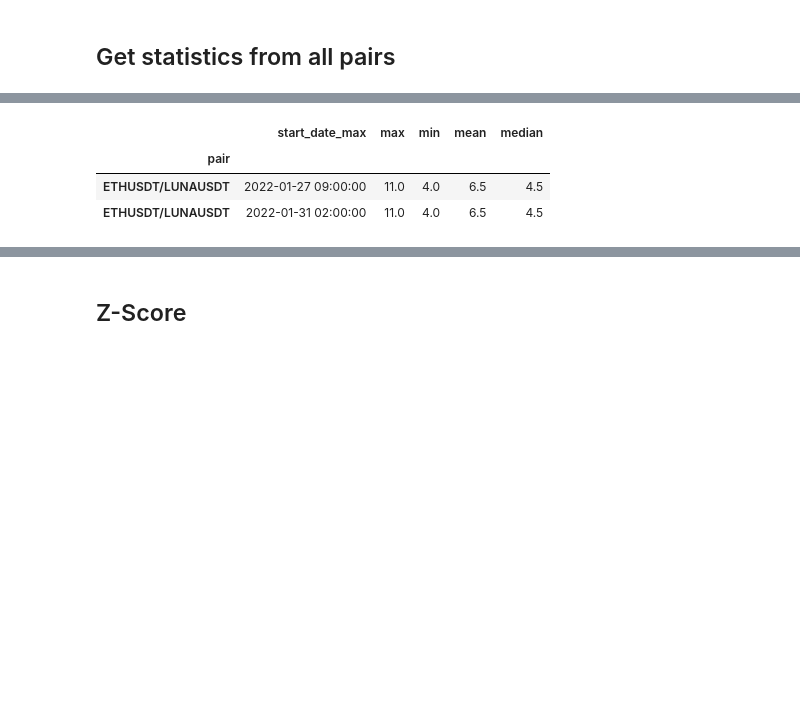
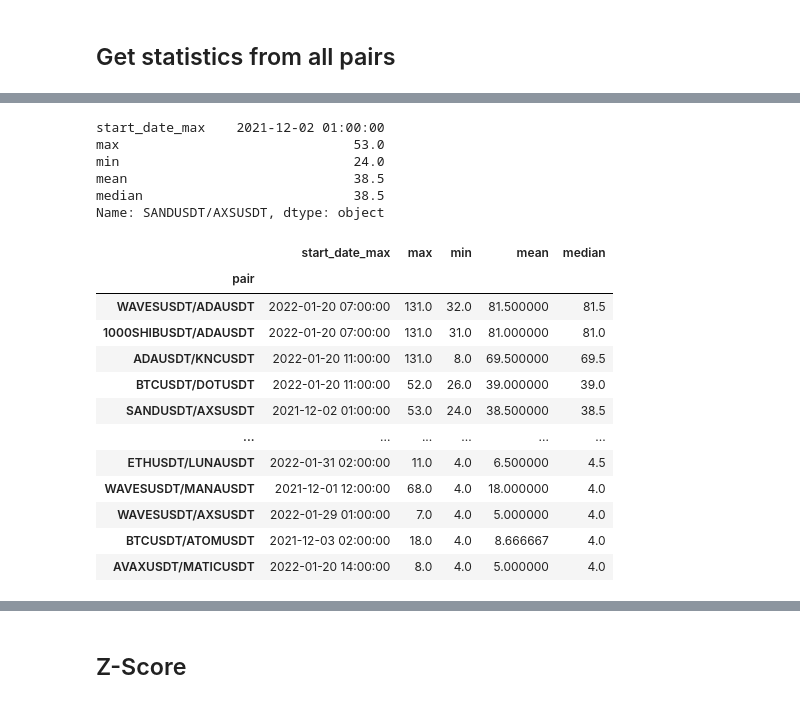
Before and after one commit to walidarbtg/cointegration, a Jupyter notebook: Rolling Cointegration.ipynb, the cells around one changed output, grey strips where cells are left out. Saved outputs shown, nothing was run; the diff lists cells and outputs as text; code cells hidden in the pictures; blank space fills up the shorter version.

```diff
--- a/Rolling Cointegration.ipynb
+++ b/Rolling Cointegration.ipynb
@@ -184,13 +193,14 @@ Done
 # %% [markdown]
 ## Get statistics from all pairs
 # %%
-df = pd.DataFrame({'pair': [], 'start_date_max': [], 'max': [], 'min': [], 'mean': [], 'median': []})
+df = pd.DataFrame({'pair': [], 'start_date_max': [], 'max': [], 'min': [], 'mean': [], 'median': [], 'times_cointegrated': [], 'beta': []})
 pairs = {
     'legacy': df,
     'metaverse' : df,
-    'L1': df
+    'L1': df,
+    'all': df
 }
-
+"""
 for pair in legacy_df:
     stats_df = pd.DataFrame({
         'pair': pair,
@@ -198,7 +208,9 @@ for pair in legacy_df:
         'max': legacy_df[pair]['nbr_of_candles'].max(),
         'min': legacy_df[pair]['nbr_of_candles'].min(),
         'mean': legacy_df[pair]['nbr_of_candles'].mean(),
-        'median': legacy_df[pair]['nbr_of_candles'].median()
+        'median': legacy_df[pair]['nbr_of_candles'].median(),
+        'times_cointegrated': len(legacy_df[pair]),
+        'beta': 1 #todo
     })
 
     pairs['legacy'] = pd.concat([pairs['legacy'], stats_df])
@@ -211,7 +223,9 @@ for pair in metaverse_df:
         'max': metaverse_df[pair]['nbr_of_candles'].max(),
         'min': metaverse_df[pair]['nbr_of_candles'].min(),
         'mean': metaverse_df[pair]['nbr_of_candles'].mean(),
-        'median': metaverse_df[pair]['nbr_of_candles'].median()
+        'median': metaverse_df[pair]['nbr_of_candles'].median(),
+        'times_cointegrated': len(metaverse_df[pair]),
+        'beta': 1 #todo
     })
 
     pairs['metaverse'] = pd.concat([pairs['metaverse'], stats_df])
@@ -224,7 +238,25 @@ for pair in L1_df:
         'max': L1_df[pair]['nbr_of_candles'].max(),
         'min': L1_df[pair]['nbr_of_candles'].min(),
         'mean': L1_df[pair]['nbr_of_candles'].mean(),
-        'median': L1_df[pair]['nbr_of_candles'].median()
+        'median': L1_df[pair]['nbr_of_candles'].median(),
+        'times_cointegrated': len(L1_df[pair]),
+        'beta': 1 #todo
     })
     pairs['L1'] = pd.concat([pairs['L1'], stats_df])
 pairs['L1'] = pairs['L1'].set_index('pair')
+"""
+
+for pair in all_df:
+    stats_df = pd.DataFrame({
+        'pair': pair,
+        'start_date_max': all_df[pair][all_df[pair]['nbr_of_candles'] == all_df[pair]['nbr_of_candles'].max()]['start_date'],
+        'max': all_df[pair]['nbr_of_candles'].max(),
+        'min': all_df[pair]['nbr_of_candles'].min(),
+        'mean': all_df[pair]['nbr_of_candles'].mean(),
+        'median': all_df[pair]['nbr_of_candles'].median(),
+        'times_cointegrated': len(all_df[pair]),
+        'beta': 1 #todo
+    })
+
+    pairs['all'] = pd.concat([pairs['all'], stats_df])
+pairs['all'] = pairs['all'].set_index('pair')
@@ -231,10 +287,25 @@ pairs['L1'] = pairs['L1'].set_index('pair')
 # %%
-pairs['L1'].loc['ETHUSDT/LUNAUSDT']
+pairs['all'].loc['SANDUSDT/AXSUSDT']
 # %% [output]
-|  | start_date_max | max | min | mean | median |
-| pair |  |  |  |  |  |
-| ETHUSDT/LUNAUSDT | 2022-01-27 09:00:00 | 11.0 | 4.0 | 6.5 | 4.5 |
-| ETHUSDT/LUNAUSDT | 2022-01-31 02:00:00 | 11.0 | 4.0 | 6.5 | 4.5 |
+start_date_max    2021-12-02 01:00:00
+max                              53.0
+min                              24.0
+mean                             38.5
+median                           38.5
+Name: SANDUSDT/AXSUSDT, dtype: object
 # %%
-pairs
+pairs['all'].sort_values(['median'], ascending=False)
 # %% [output]
+|  | start_date_max | max | min | mean | median |
+| pair |  |  |  |  |  |
+| WAVESUSDT/ADAUSDT | 2022-01-20 07:00:00 | 131.0 | 32.0 | 81.500000 | 81.5 |
+| 1000SHIBUSDT/ADAUSDT | 2022-01-20 07:00:00 | 131.0 | 31.0 | 81.000000 | 81.0 |
+| ADAUSDT/KNCUSDT | 2022-01-20 11:00:00 | 131.0 | 8.0 | 69.500000 | 69.5 |
+| BTCUSDT/DOTUSDT | 2022-01-20 11:00:00 | 52.0 | 26.0 | 39.000000 | 39.0 |
+| SANDUSDT/AXSUSDT | 2021-12-02 01:00:00 | 53.0 | 24.0 | 38.500000 | 38.5 |
+| ... | ... | ... | ... | ... | ... |
+| ETHUSDT/LUNAUSDT | 2022-01-31 02:00:00 | 11.0 | 4.0 | 6.500000 | 4.5 |
+| WAVESUSDT/MANAUSDT | 2021-12-01 12:00:00 | 68.0 | 4.0 | 18.000000 | 4.0 |
+| WAVESUSDT/AXSUSDT | 2022-01-29 01:00:00 | 7.0 | 4.0 | 5.000000 | 4.0 |
+| BTCUSDT/ATOMUSDT | 2021-12-03 02:00:00 | 18.0 | 4.0 | 8.666667 | 4.0 |
+| AVAXUSDT/MATICUSDT | 2022-01-20 14:00:00 | 8.0 | 4.0 | 5.000000 | 4.0 |
```
Also changed, not shown: parts of 9 cells of this notebook, 1 other file.
